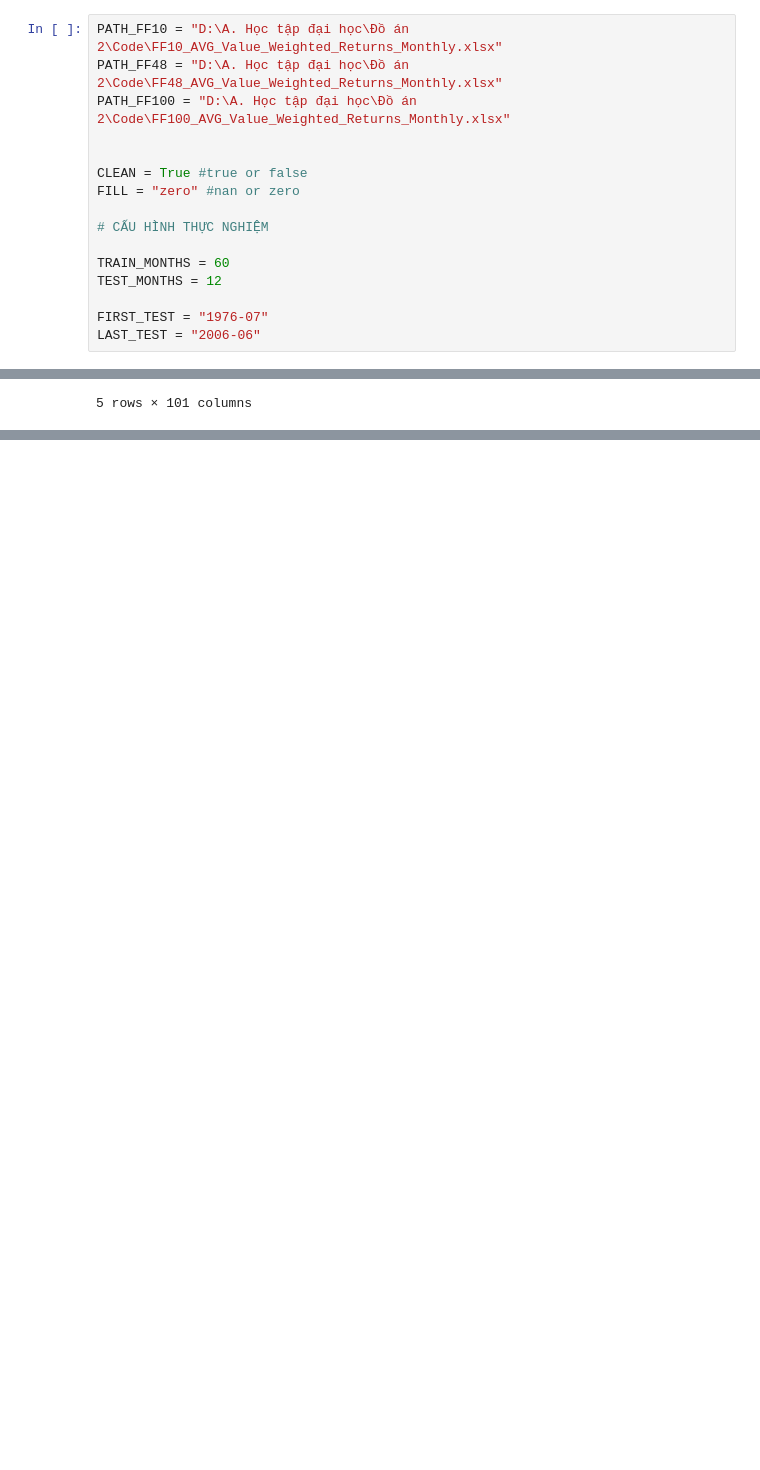
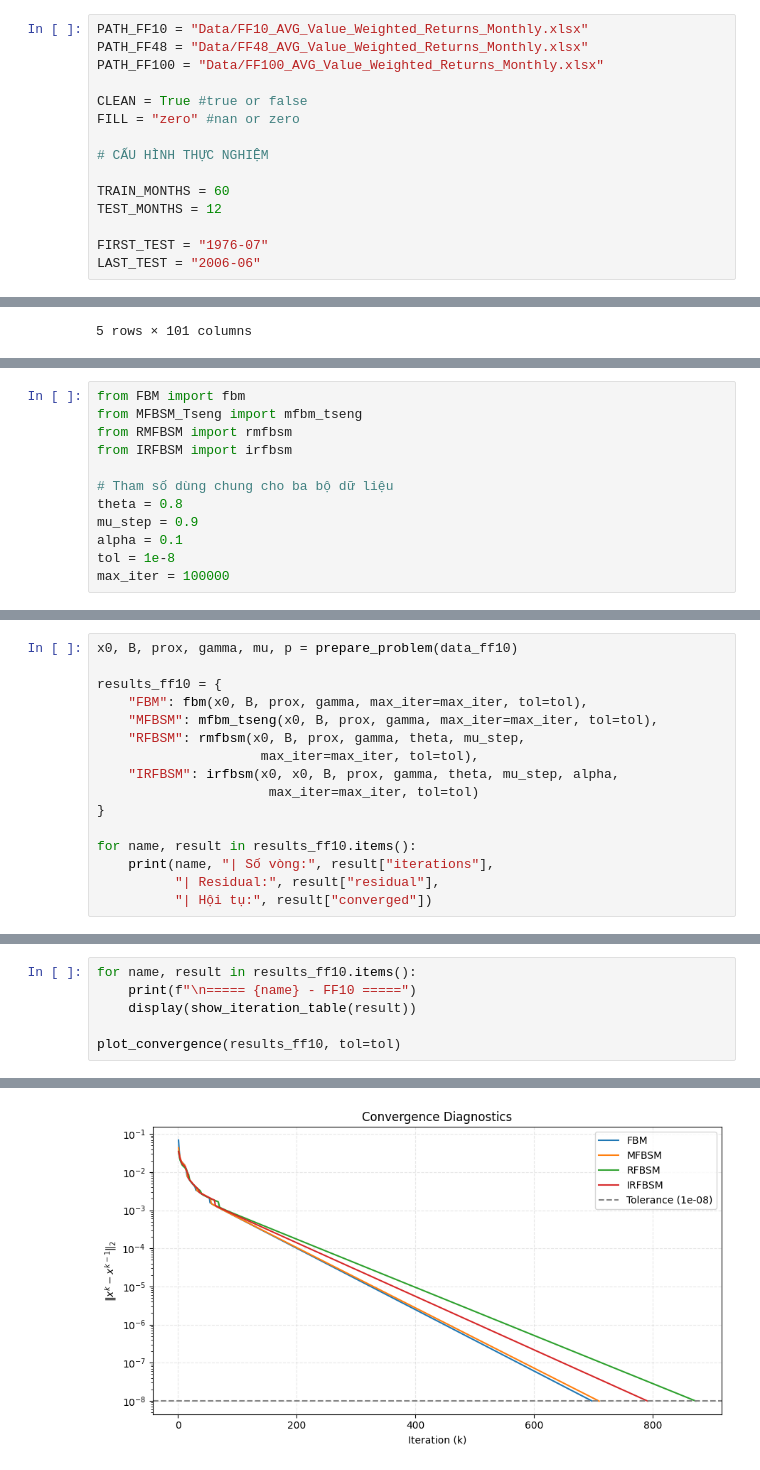
Before and after one commit to khunglong-di-code/VIP_portfolio_optimization, a Jupyter notebook: VIP_portfolio_optimize.ipynb, the cells around one changed output, grey strips where cells are left out. Cells and saved outputs as stored; diff of their text form; blank space fills up the shorter version.

Commit message:
delete prox form algro, up date example

```diff
--- a/VIP_portfolio_optimize.ipynb
+++ b/VIP_portfolio_optimize.ipynb
@@ -324,10 +326,9 @@ def inspect_returns(df, name="Dataset", decimal=False):
 
     return report
 # %%
-PATH_FF10 = "D:\A. Học tập đại học\Đồ án 2\Code\FF10_AVG_Value_Weighted_Returns_Monthly.xlsx"
-PATH_FF48 = "D:\A. Học tập đại học\Đồ án 2\Code\FF48_AVG_Value_Weighted_Returns_Monthly.xlsx"
-PATH_FF100 = "D:\A. Học tập đại học\Đồ án 2\Code\FF100_AVG_Value_Weighted_Returns_Monthly.xlsx"
-
+PATH_FF10 = "Data/FF10_AVG_Value_Weighted_Returns_Monthly.xlsx"
+PATH_FF48 = "Data/FF48_AVG_Value_Weighted_Returns_Monthly.xlsx"
+PATH_FF100 = "Data/FF100_AVG_Value_Weighted_Returns_Monthly.xlsx"
 
 CLEAN = True #true or false
 FILL = "zero" #nan or zero
@@ -837,0 +643,12 @@ $$
+# %%
+from FBM import fbm
+from MFBSM_Tseng import mfbm_tseng
+from RMFBSM import rmfbsm
+from IRFBSM import irfbsm
+
+# Tham số dùng chung cho ba bộ dữ liệu
+theta = 0.8
+mu_step = 0.9
+alpha = 0.1
+tol = 1e-8
+max_iter = 100000
@@ -837,0 +684,16 @@ $$
+# %%
+x0, B, prox, gamma, mu, p = prepare_problem(data_ff10)
+
+results_ff10 = {
+    "FBM": fbm(x0, B, prox, gamma, max_iter=max_iter, tol=tol),
+    "MFBSM": mfbm_tseng(x0, B, prox, gamma, max_iter=max_iter, tol=tol),
+    "RFBSM": rmfbsm(x0, B, prox, gamma, theta, mu_step,
+                     max_iter=max_iter, tol=tol),
+    "IRFBSM": irfbsm(x0, x0, B, prox, gamma, theta, mu_step, alpha,
+                      max_iter=max_iter, tol=tol)
+}
+
+for name, result in results_ff10.items():
+    print(name, "| Số vòng:", result["iterations"],
+          "| Residual:", result["residual"],
+          "| Hội tụ:", result["converged"])
@@ -837,0 +705,7 @@ $$
+# %%
+for name, result in results_ff10.items():
+    print(f"\n===== {name} - FF10 =====")
+    display(show_iteration_table(result))
+
+plot_convergence(results_ff10, tol=tol)
+# %% [output]
@@ -837,0 +740 @@ $$
+[figure, added]
```
Also changed, not shown: parts of 17 cells of this notebook, 5 other files.
